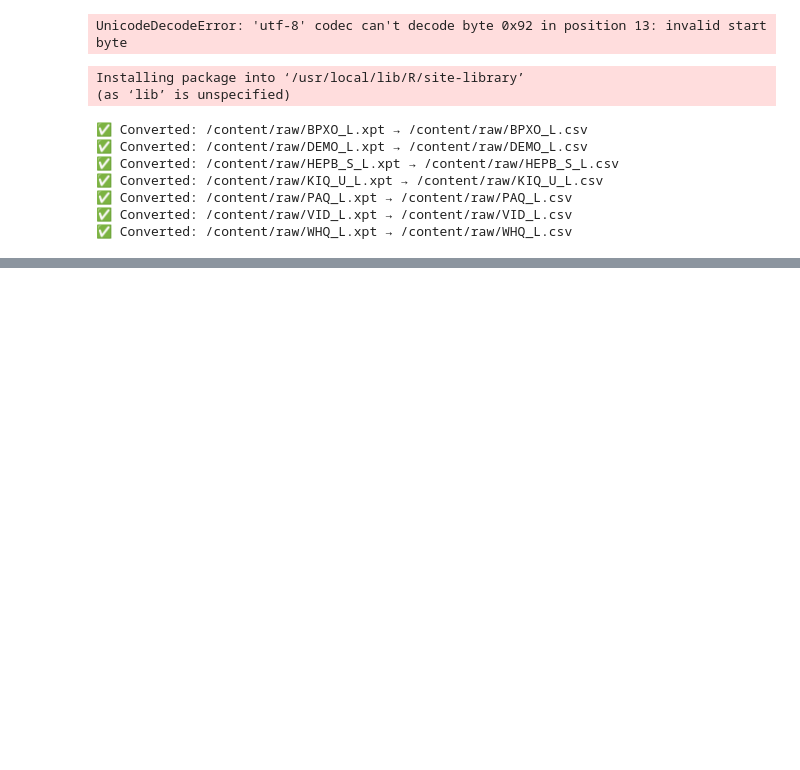
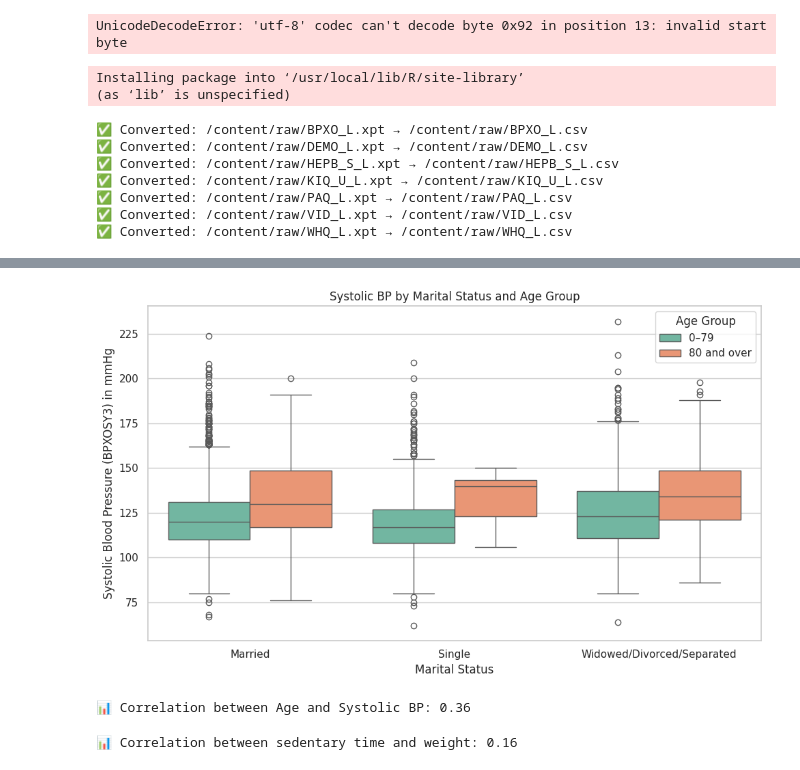
Before and after one commit to paulquimbo/nhanes_inferential_2021_23, a Jupyter notebook: nhanes_inferential.ipynb, the cells around one changed output, grey strips where cells are left out. Cells and saved outputs as stored; diff of their text form; code cells hidden in the pictures; blank space fills up the shorter version.

```diff
--- a/nhanes_inferential.ipynb
+++ b/nhanes_inferential.ipynb
@@ -194,0 +335,41 @@ plt.show()
+# %%
+# Step 9: Visualization by marital status and age group
+plt.figure(figsize=(10, 6))
+sns.boxplot(data=filtered, x='MaritalStatus', y='BPXOSY3', hue='AgeGroup', palette='Set2')
+plt.xlabel('Marital Status')
+plt.ylabel('Systolic Blood Pressure (BPXOSY3) in mmHg')
+plt.title('Systolic BP by Marital Status and Age Group')
+plt.legend(title='Age Group')
+plt.tight_layout()
+plt.show()
+# %% [output]
+[figure, added]
+# %%
+# Step 10: Age correlation
+age_corr = filtered[['RIDAGEYR', 'BPXOSY3']].corr().iloc[0, 1]
+print(f"\n📊 Correlation between Age and Systolic BP: {age_corr:.2f}")
+# %% [output]
+📊 Correlation between Age and Systolic BP: 0.36
+# %%
+## Analysis 4: Correlation for sedentary behavior time (PAD680) by weight categories
+# Step 1: Load and merge relevant columns
+
+Analysis4 = pd.merge(
+    minbehavior[['SEQN', 'PAD680']],
+    weight[['SEQN', 'WHD020']],
+    on='SEQN',
+    how='inner'
+)
+
+# Step 2: Clean data
+filtered = (
+    Analysis4[['PAD680', 'WHD020']]
+    .query("PAD680.notna() and WHD020.notna()")
+    .query("PAD680 not in [7777, 9999] and WHD020 not in [7777, 9999]")
+)
+
+# Step 3: Calculate Pearson correlation
+correlation = filtered[['PAD680', 'WHD020']].corr().iloc[0, 1]
+print(f"\n📊 Correlation between sedentary time and weight: {correlation:.2f}")
+# %% [output]
+📊 Correlation between sedentary time and weight: 0.16
```
Also changed, not shown: parts of 10 cells of this notebook.
